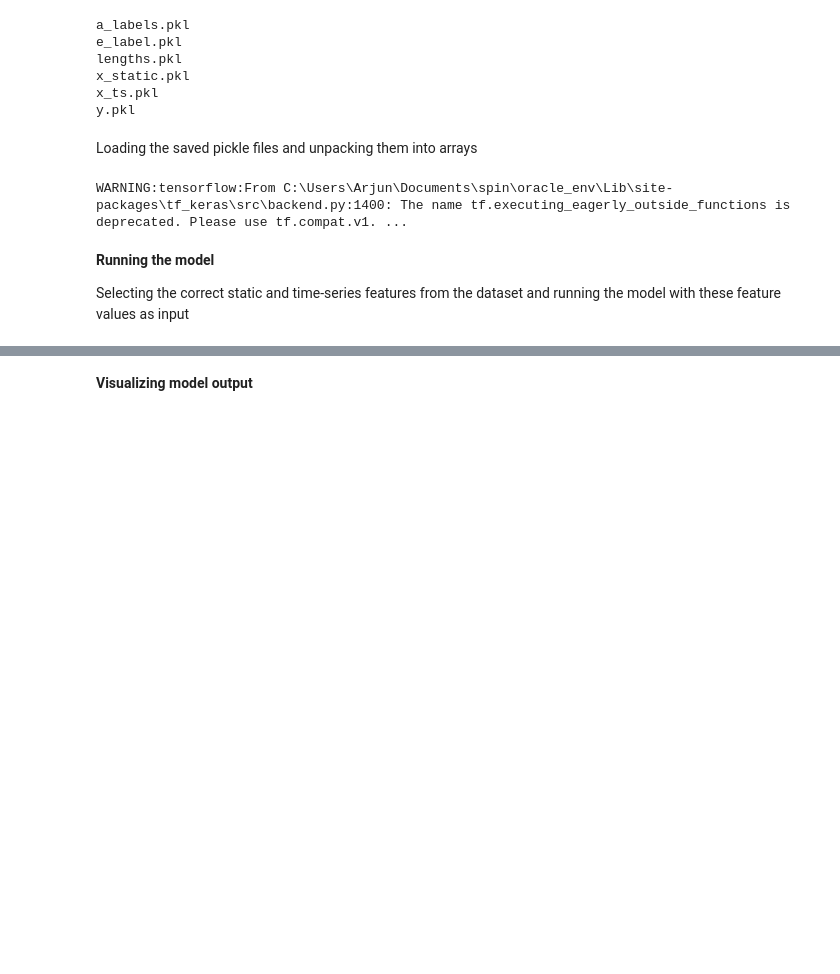
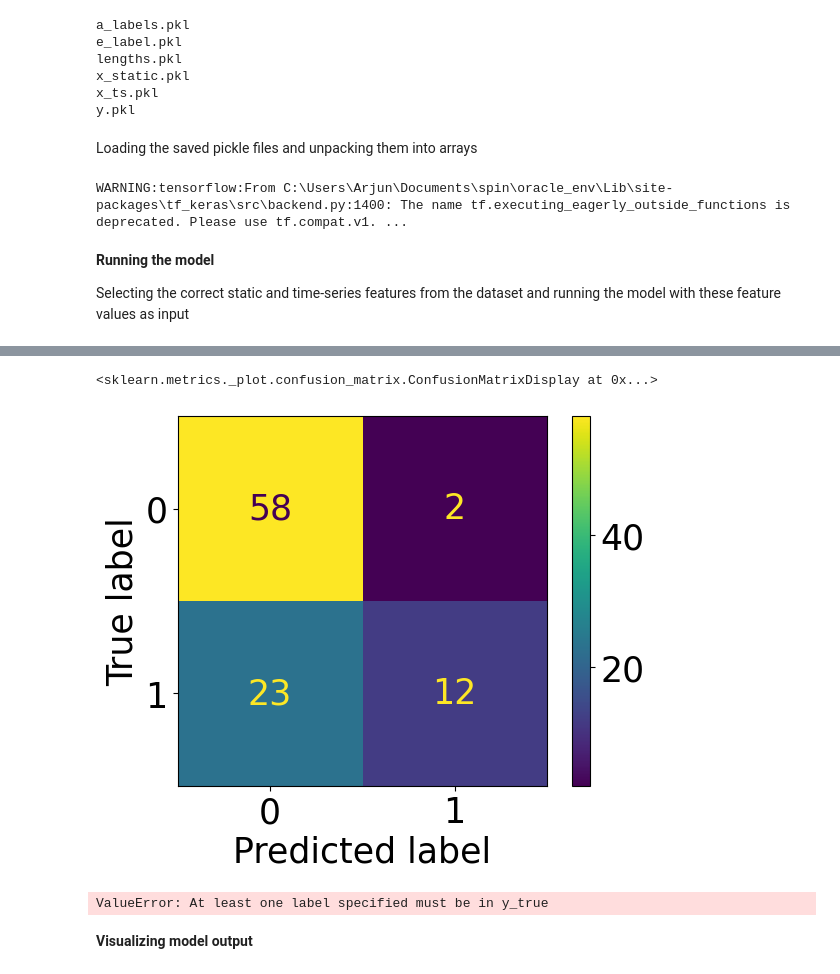
Before and after one commit to arjunchainani/ELAsTiCC-Classification, a Jupyter notebook: AnomalyDetection.ipynb, the cells around one changed output, grey strips where cells are left out. Saved outputs shown, nothing was run; the diff lists cells and outputs as text; code cells hidden in the pictures; blank space fills up the shorter version.

Commit message:
debugging confusion matrix issues with specific lightcurves

```diff
--- a/AnomalyDetection.ipynb
+++ b/AnomalyDetection.ipynb
@@ -472,0 +568,17 @@ for j, c in enumerate(np.unique(astrophysical_classes)):
+# %%
+import networkx as nx
+from taxonomy import source_node_label
+
+pd.set_option('display.max_columns', None)
+pd.set_option('display.max_rows', 10)
+
+level_order_nodes = list(nx.bfs_tree(tree, source=source_node_label).nodes())
+
+class_df = pd.DataFrame(true_class_names, columns=['True Class:'])
+indiv_probs = [np.squeeze(class_probs[index][0]) for index in range(len(class_probs))]
+class_probs_df = pd.DataFrame(indiv_probs)
+df = pd.concat([class_df, class_probs_df], axis=1, ignore_index=True)
+columns = level_order_nodes.copy()
+columns.insert(0, 'True Class:')
+df.columns = columns
+df
@@ -472,0 +599,8 @@ for j, c in enumerate(np.unique(astrophysical_classes)):
+# %%
+results = df
+anomaly_labels = results[['SNIb/c', 'SNIax', 'SNI91bg', 'KN', 'Dwarf Novae', 'uLens', 'M-dwarf Flare', 'SLSN', 'TDE', 'ILOT', 'CART', 'PISN']]
+non_anomaly_labels = results[['SNIa', 'SNII', 'Cepheid', 'RR Lyrae', 'Delta Scuti', 'EB', 'AGN']]
+anomaly_preds = [np.sum(lightcurve[1][::]) for lightcurve in anomaly_labels.iterrows()]
+non_anomaly_preds = [np.sum(lightcurve[1][::]) for lightcurve in non_anomaly_labels.iterrows()]
+anomaly_detections = list(enumerate(zip(anomaly_preds, non_anomaly_preds)))
+anomaly_detections[:10]
@@ -472,0 +640,9 @@ for j, c in enumerate(np.unique(astrophysical_classes)):
+# %%
+labels = [class_probs[i][1] for i in range(len(class_probs))]
+anomaly_map = [0.0, 0.0, 1.0, 1.0, 1.0, 0.0, 1.0, 1.0, 1.0, 1.0, 1.0, 1.0, 1.0, 1.0, 1.0, 0.0, 0.0, 0.0, 0.0]
+
+y_true = [[anomaly_map[label], 1.0 - anomaly_map[label]] for label in labels]
+anomaly = np.array([anomaly_detections[row][1][0] for row in range(len(anomaly_detections))])
+non_anomaly = np.array([anomaly_detections[row][1][1] for row in range(len(anomaly_detections))])
+y_pred = np.stack((anomaly, non_anomaly), axis=1)
+y_pred
@@ -473,3 +667,21 @@ for j, c in enumerate(np.unique(astrophysical_classes)):
+# %%
+from sklearn import metrics
+
+true = [np.argmax(y_true[i]) for i in range(len(y_true))]
+pred = [np.argmax(y_pred[i]) for i in range(len(y_pred))]
+
+cm = metrics.confusion_matrix(true, pred)
+disp = metrics.ConfusionMatrixDisplay(confusion_matrix=cm)
+disp.plot()
+# %% [output]
+<sklearn.metrics._plot.confusion_matrix.ConfusionMatrixDisplay at 0x...>
+[figure, added]
+# %%
+from vizualizations import plot_confusion_matrix
+labels = ["Anomaly", "Not Anomaly"]
+plot_confusion_matrix(true, pred, labels=labels)
+# %% [output]
+ValueError: At least one label specified must be in y_true
 # %%
 # saving model outputs so that they can be used again without having to re-run the model every time
 !touch logits.npy
```
Also changed, not shown: parts of 11 cells of this notebook.
